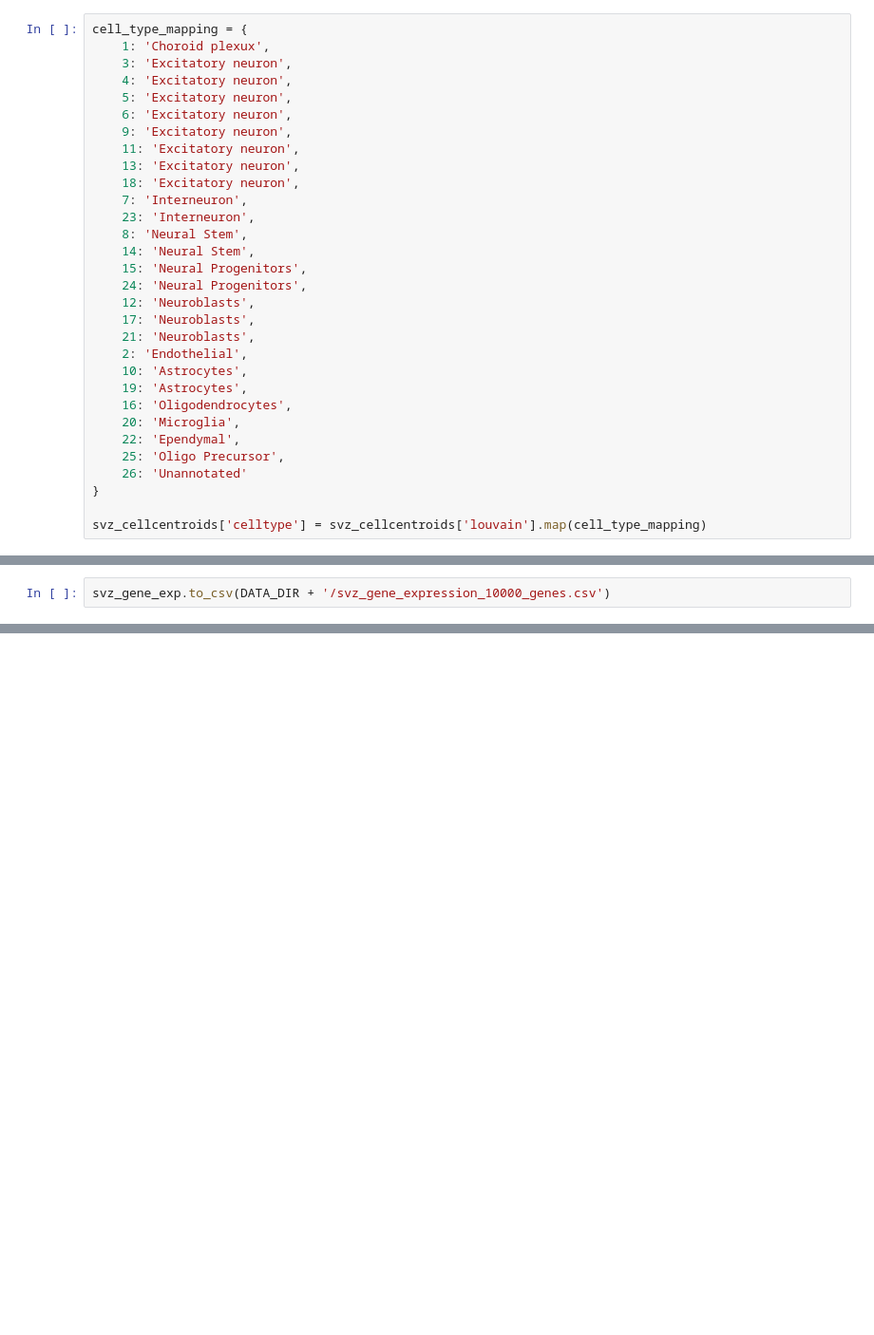
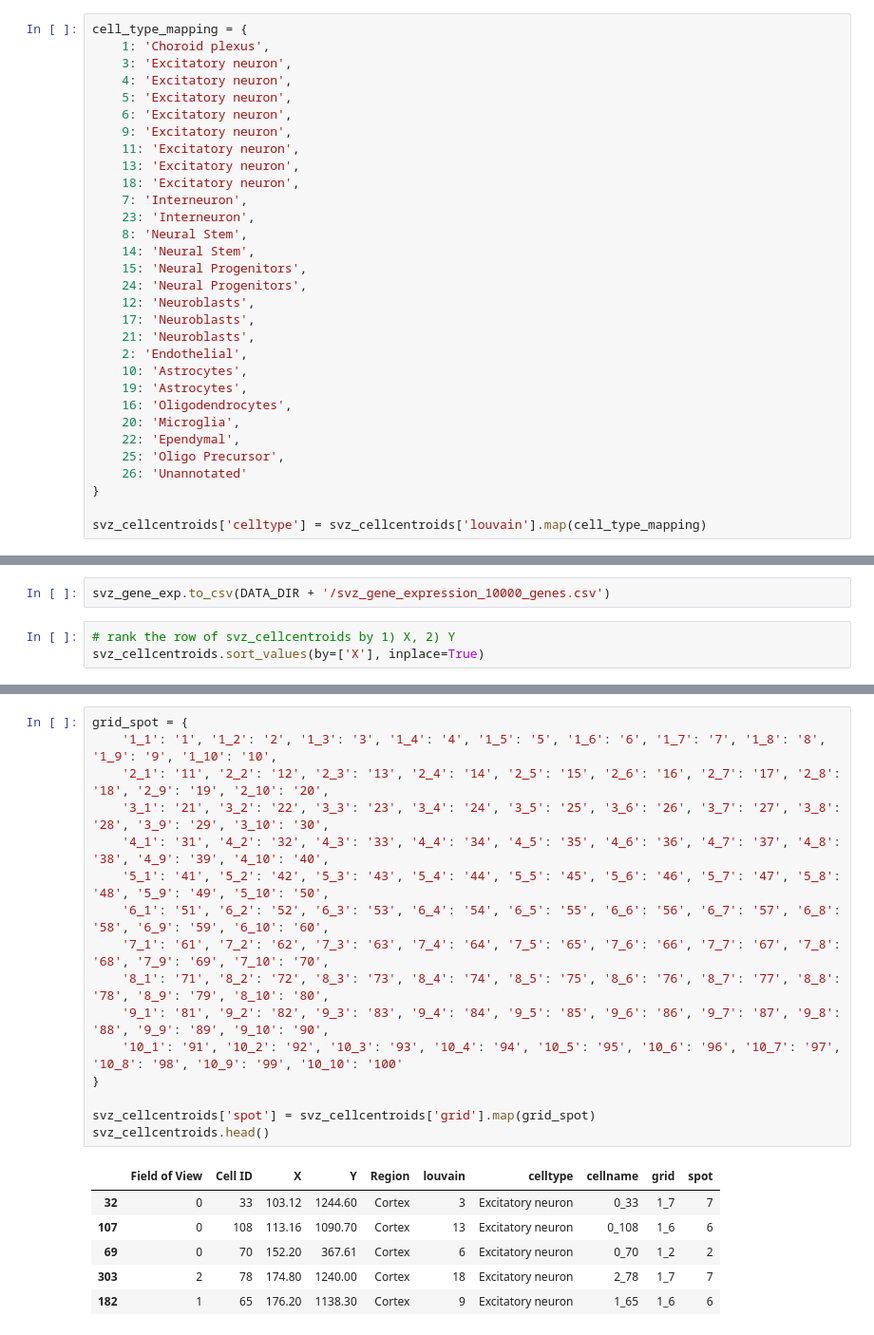
Before and after one commit to Angel030331/BIOF3001_Group_project, a Jupyter notebook: seqFISH_data/seqFISH_cell_loc/sourcedata/seqFISH_data_mapping.ipynb, the cells around one changed output, grey strips where cells are left out. Shown: that part at 95% size. Drawn from its saved outputs; the diff is of its cells as text; blank space fills up the shorter version.

```diff
--- a/seqFISH_data/seqFISH_cell_loc/sourcedata/seqFISH_data_mapping.ipynb
+++ b/seqFISH_data/seqFISH_cell_loc/sourcedata/seqFISH_data_mapping.ipynb
@@ -40,7 +40,7 @@ svz_cellcentroids.head()
 | 4 | 0 | 5 | 763.87 | 569.15 | Cortex | 6 |
 # %%
 cell_type_mapping = {
-    1: 'Choroid plexux',
+    1: 'Choroid plexus',
     3: 'Excitatory neuron',
     4: 'Excitatory neuron',
     5: 'Excitatory neuron',
@@ -119,3 +119,6 @@ svz_gene_exp.head()
 5 rows × 10000 columns
 # %%
 svz_gene_exp.to_csv(DATA_DIR + '/svz_gene_expression_10000_genes.csv')
+# %%
+# rank the row of svz_cellcentroids by 1) X, 2) Y
+svz_cellcentroids.sort_values(by=['X'], inplace=True)
@@ -121,0 +191,23 @@ svz_gene_exp.to_csv(DATA_DIR + '/svz_gene_expression_10000_genes.csv')
+# %%
+grid_spot = {
+    '1_1': '1', '1_2': '2', '1_3': '3', '1_4': '4', '1_5': '5', '1_6': '6', '1_7': '7', '1_8': '8', '1_9': '9', '1_10': '10',
+    '2_1': '11', '2_2': '12', '2_3': '13', '2_4': '14', '2_5': '15', '2_6': '16', '2_7': '17', '2_8': '18', '2_9': '19', '2_10': '20',
+    '3_1': '21', '3_2': '22', '3_3': '23', '3_4': '24', '3_5': '25', '3_6': '26', '3_7': '27', '3_8': '28', '3_9': '29', '3_10': '30',
+    '4_1': '31', '4_2': '32', '4_3': '33', '4_4': '34', '4_5': '35', '4_6': '36', '4_7': '37', '4_8': '38', '4_9': '39', '4_10': '40',
+    '5_1': '41', '5_2': '42', '5_3': '43', '5_4': '44', '5_5': '45', '5_6': '46', '5_7': '47', '5_8': '48', '5_9': '49', '5_10': '50',
+    '6_1': '51', '6_2': '52', '6_3': '53', '6_4': '54', '6_5': '55', '6_6': '56', '6_7': '57', '6_8': '58', '6_9': '59', '6_10': '60',
+    '7_1': '61', '7_2': '62', '7_3': '63', '7_4': '64', '7_5': '65', '7_6': '66', '7_7': '67', '7_8': '68', '7_9': '69', '7_10': '70',
+    '8_1': '71', '8_2': '72', '8_3': '73', '8_4': '74', '8_5': '75', '8_6': '76', '8_7': '77', '8_8': '78', '8_9': '79', '8_10': '80',
+    '9_1': '81', '9_2': '82', '9_3': '83', '9_4': '84', '9_5': '85', '9_6': '86', '9_7': '87', '9_8': '88', '9_9': '89', '9_10': '90',
+    '10_1': '91', '10_2': '92', '10_3': '93', '10_4': '94', '10_5': '95', '10_6': '96', '10_7': '97', '10_8': '98', '10_9': '99', '10_10': '100'
+}
+
+svz_cellcentroids['spot'] = svz_cellcentroids['grid'].map(grid_spot)
+svz_cellcentroids.head()
+# %% [output]
+|  | Field of View | Cell ID | X | Y | Region | louvain | celltype | cellname | grid | spot |
+| 32 | 0 | 33 | 103.12 | 1244.60 | Cortex | 3 | Excitatory neuron | 0_33 | 1_7 | 7 |
+| 107 | 0 | 108 | 113.16 | 1090.70 | Cortex | 13 | Excitatory neuron | 0_108 | 1_6 | 6 |
+| 69 | 0 | 70 | 152.20 | 367.61 | Cortex | 6 | Excitatory neuron | 0_70 | 1_2 | 2 |
+| 303 | 2 | 78 | 174.80 | 1240.00 | Cortex | 18 | Excitatory neuron | 2_78 | 1_7 | 7 |
+| 182 | 1 | 65 | 176.20 | 1138.30 | Cortex | 9 | Excitatory neuron | 1_65 | 1_6 | 6 |
```
Also changed, not shown: parts of 14 cells of this notebook, 33 other files.
